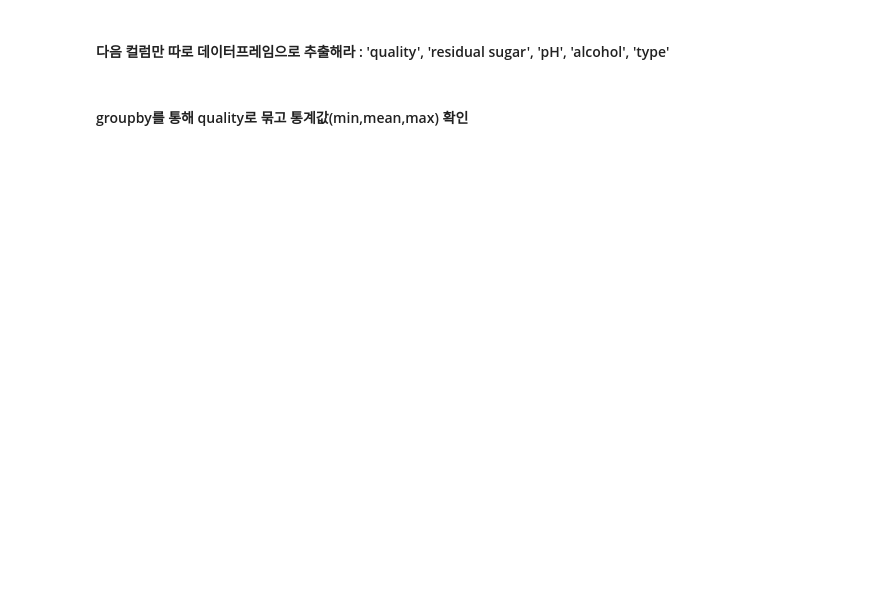
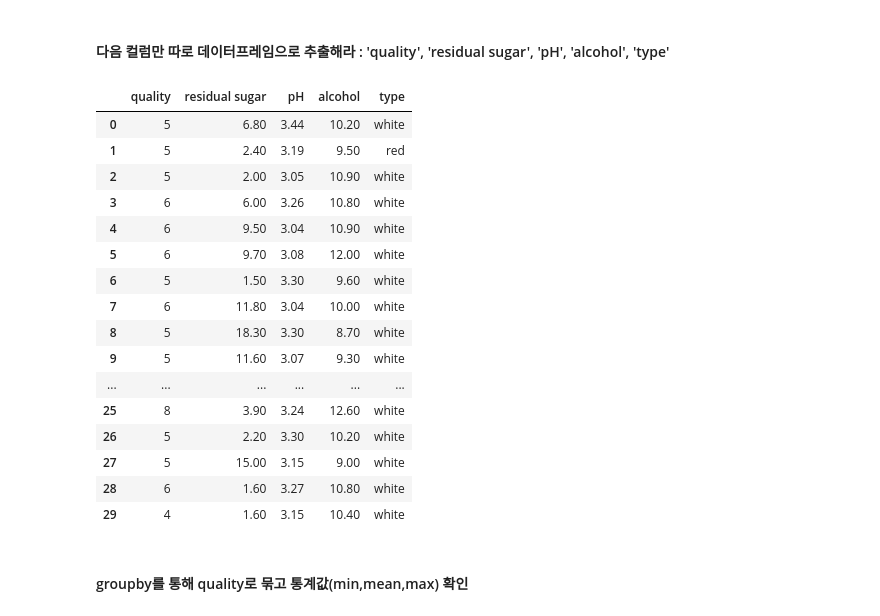
Before and after one commit to kimkimwonwon/22th_newcomer, a Jupyter notebook: 0110_Pandas_Numpy/pandas_numpy_22기 교육세션_과제의 사본.ipynb, the cells around one changed output. Cells and saved outputs as stored; diff of their text form; code cells hidden in the pictures; blank space fills up the shorter version.

```diff
--- a/0110_Pandas_Numpy/pandas_numpy_22기 교육세션_과제의 사본.ipynb
+++ b/0110_Pandas_Numpy/pandas_numpy_22기 교육세션_과제의 사본.ipynb
@@ -38,5 +109,27 @@ data.head()
 # %% [markdown]
 #### 다음 컬럼만 따로 데이터프레임으로 추출해라 : 'quality', 'residual sugar', 'pH', 'alcohol', 'type'
+# %%
+new_df = data[['quality','residual sugar','pH','alcohol','type']]
+# %%
+new_df.head(30)
+# %% [output]
+|  | quality | residual sugar | pH | alcohol | type |
+| 0 | 5 | 6.80 | 3.44 | 10.20 | white |
+| 1 | 5 | 2.40 | 3.19 | 9.50 | red |
+| 2 | 5 | 2.00 | 3.05 | 10.90 | white |
+| 3 | 6 | 6.00 | 3.26 | 10.80 | white |
+| 4 | 6 | 9.50 | 3.04 | 10.90 | white |
+| 5 | 6 | 9.70 | 3.08 | 12.00 | white |
+| 6 | 5 | 1.50 | 3.30 | 9.60 | white |
+| 7 | 6 | 11.80 | 3.04 | 10.00 | white |
+| 8 | 5 | 18.30 | 3.30 | 8.70 | white |
+| 9 | 5 | 11.60 | 3.07 | 9.30 | white |
+| ... | ... | ... | ... | ... | ... |
+| 25 | 8 | 3.90 | 3.24 | 12.60 | white |
+| 26 | 5 | 2.20 | 3.30 | 10.20 | white |
+| 27 | 5 | 15.00 | 3.15 | 9.00 | white |
+| 28 | 6 | 1.60 | 3.27 | 10.80 | white |
+| 29 | 4 | 1.60 | 3.15 | 10.40 | white |
 # %% [markdown]
 #### groupby를 통해 quality로 묶고 통계값(min,mean,max) 확인
 # %%
```
Also changed, not shown: parts of 23 cells of this notebook, 1 other file.
